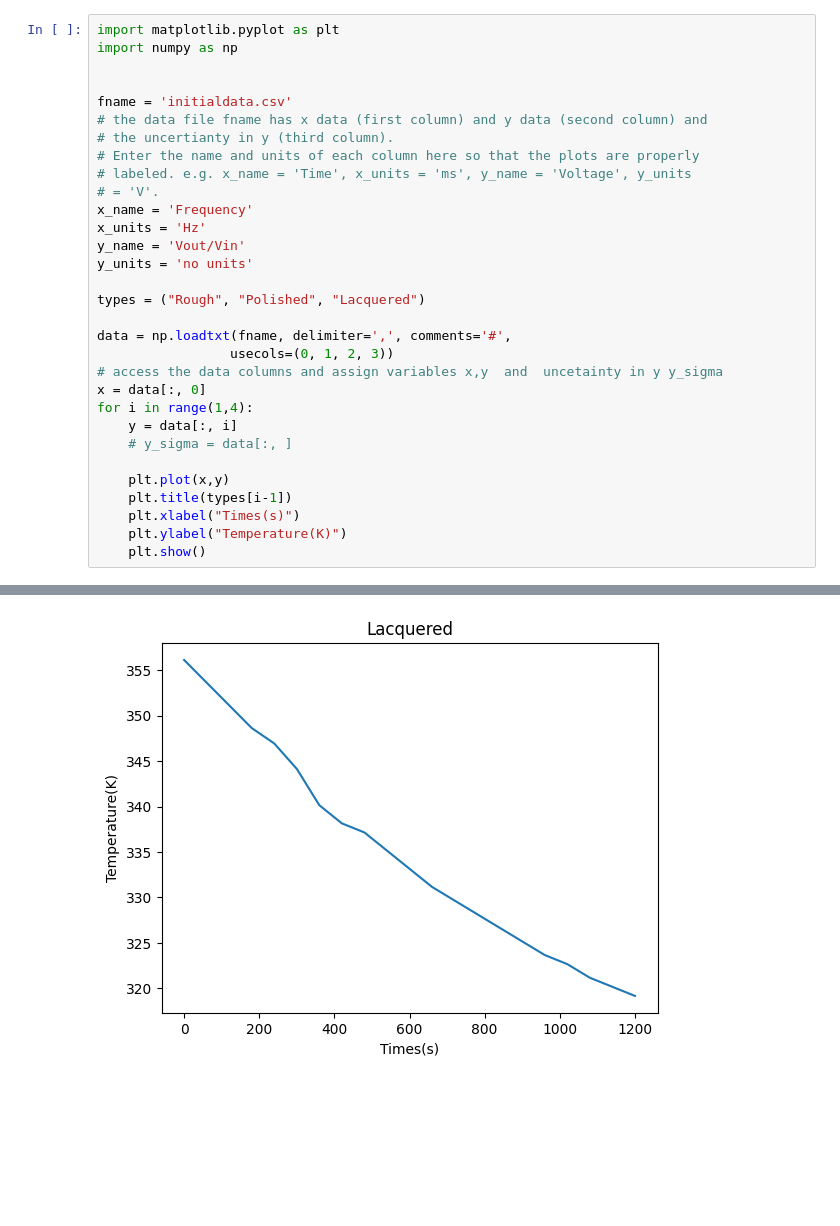
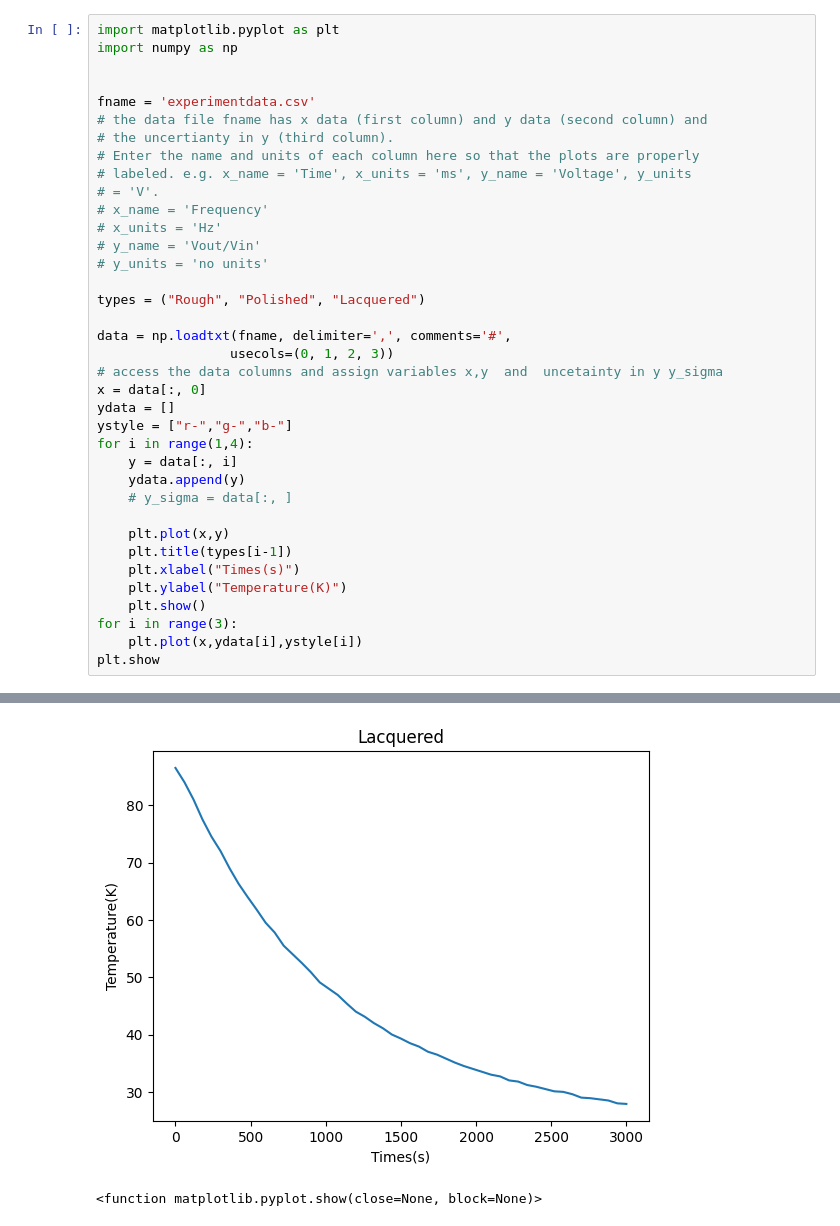
Before and after one commit to loganmachale/Modelling-Cooling-Mechanisms, a Jupyter notebook: Plotting.ipynb, the cells around one changed output, grey strips where cells are left out. Drawn from its saved outputs; the diff is of its cells as text; blank space fills up the shorter version.

```diff
--- a/Plotting.ipynb
+++ b/Plotting.ipynb
@@ -3,16 +3,16 @@ import matplotlib.pyplot as plt
 import numpy as np
 
 
-fname = 'initialdata.csv'
+fname = 'experimentdata.csv'
 # the data file fname has x data (first column) and y data (second column) and
 # the uncertianty in y (third column).
 # Enter the name and units of each column here so that the plots are properly
 # labeled. e.g. x_name = 'Time', x_units = 'ms', y_name = 'Voltage', y_units
 # = 'V'.
-x_name = 'Frequency'
-x_units = 'Hz'
-y_name = 'Vout/Vin'
-y_units = 'no units'
+# x_name = 'Frequency'
+# x_units = 'Hz'
+# y_name = 'Vout/Vin'
+# y_units = 'no units'
 
 types = ("Rough", "Polished", "Lacquered")
 
@@ -20,8 +20,11 @@ data = np.loadtxt(fname, delimiter=',', comments='#',
                  usecols=(0, 1, 2, 3))
 # access the data columns and assign variables x,y  and  uncetainty in y y_sigma
 x = data[:, 0]
+ydata = []
+ystyle = ["r-","g-","b-"]
 for i in range(1,4):
     y = data[:, i]
+    ydata.append(y)
     # y_sigma = data[:, ]
 
     plt.plot(x,y)
@@ -29,4 +32,7 @@ for i in range(1,4):
     plt.xlabel("Times(s)")
     plt.ylabel("Temperature(K)")
     plt.show()
+for i in range(3):
+    plt.plot(x,ydata[i],ystyle[i])
+plt.show
 # %% [output]
@@ -35 +41,2 @@ for i in range(1,4):
-[figure, old version]
+[figure, new version]
+<function matplotlib.pyplot.show(close=None, block=None)>
```
Also changed, not shown: parts of 1 cell of this notebook, 1 other file.
